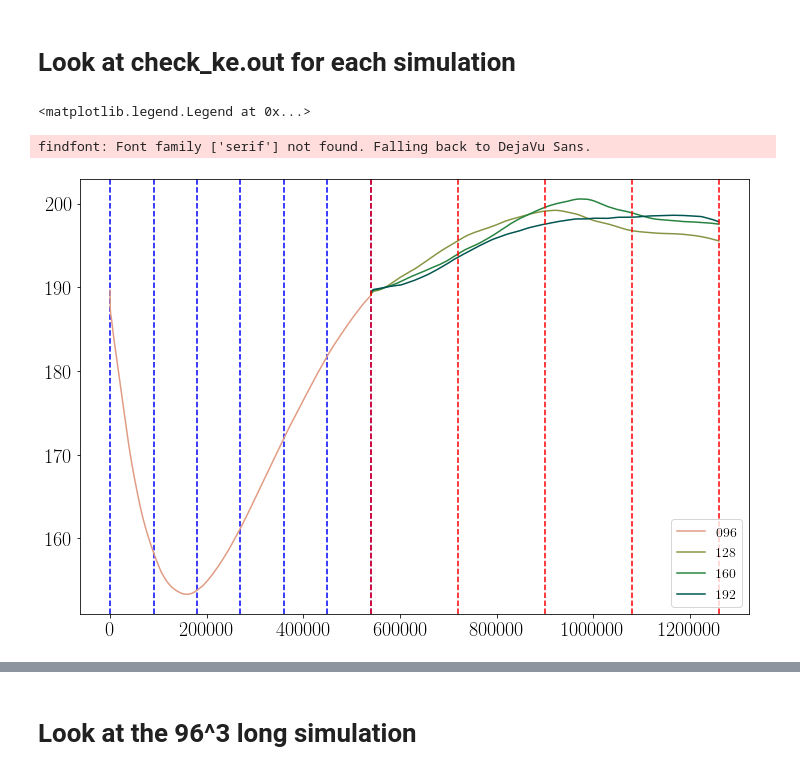
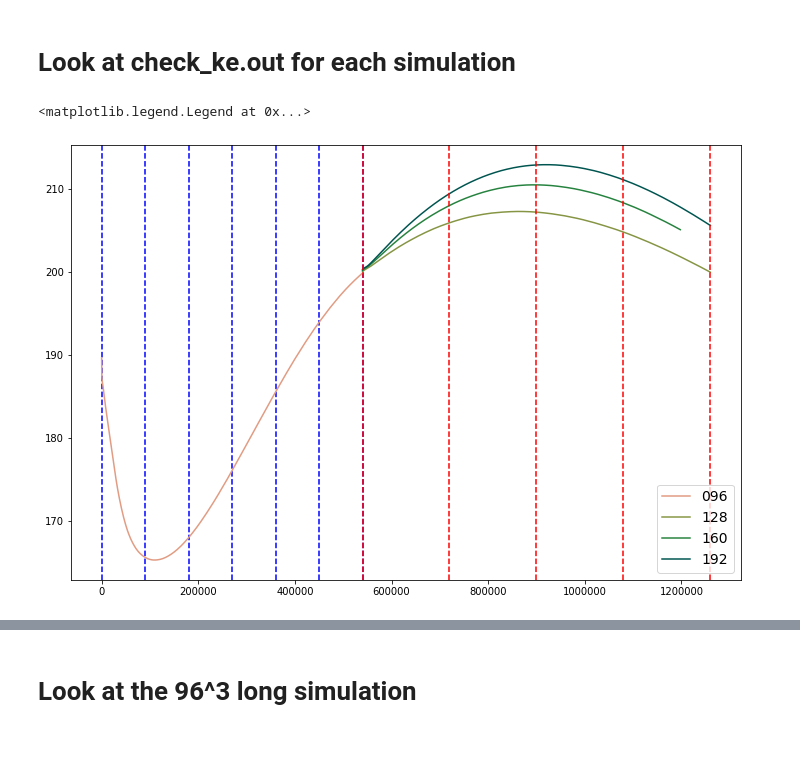
Before and after one commit to bgreene777/SBL_LES, a Jupyter notebook: ipynb/plot_mean.ipynb, the cells around one changed output, grey strips where cells are left out. Cells and saved outputs as stored; diff of their text form; code cells hidden in the pictures; blank space fills up the shorter version.

Commit message:
checking status of sims

```diff
--- a/ipynb/plot_mean.ipynb
+++ b/ipynb/plot_mean.ipynb
@@ -664,11 +665,11 @@ plt.plot(dat[:,2], dat[:,0])
 # %%
 # grids = ["spinup", "128_interp", "160_interp", "192_interp", "256_interp"]
 # lab = ["096", "128", "160", "192", "256"]
-grids = ["spinup", "128_interp", "160_interp", "192_interp"]
-lab = ["096", "128", "160", "192"]
+grids = ["spinup", "128_interp", "160_interp", "192_interp", "256_interp"]
+lab = ["096", "128", "160", "192", "256"]
 ke_dic = {}
 for i, g in enumerate(grids):
-    f_ke = f"/home/bgreene/simulations/A_{g}/output/check_ke.out"
+    f_ke = f"/home/bgreene/simulations/F_{g}/output/check_ke.out"
     d_ke = np.genfromtxt(f_ke, dtype=float)
     ke_dic[g] = {}
     ke_dic[g]["t"] = d_ke[:, 0]
@@ -681,18 +682,20 @@ for i, g in enumerate(grids):
 
     ke_dic[g]["t_hrs"] = ke_dic[g]["t"] * dt / 3600.
 # %%
+colors = [(225./255, 156./255, 131./255),
+          (134./255, 149./255, 68./255), (38./255, 131./255, 63./255),
+          (0., 85./255, 80./255), (20./255, 33./255, 61./255), (252./255, 193./255, 219./255)]
 fig000, ax000 = plt.subplots(1, figsize=(12,8))
 for i, g in enumerate(grids):
     ax000.plot(ke_dic[g]["t"], ke_dic[g]["ke"], c=colors[i],
                label=ke_dic[g]["lab"])
 for i in np.arange(540000, 1261000, 180000):
     ax000.axvline(i, c="r", linestyle="--")
 for i in np.arange(0, 541000, 90000):
     ax000.axvline(i, c="b", linestyle="--", zorder=0)
 ax000.legend(loc="lower right", fontsize=14)
 # %% [output]
 <matplotlib.legend.Legend at 0x...>
-findfont: Font family ['serif'] not found. Falling back to DejaVu Sans.
-[figure, old version]
+[figure, new version]
 # %%
 np.arange(540000, 1261000, 180000)
```
Also changed, not shown: parts of 2 cells of this notebook, 1 other file.
